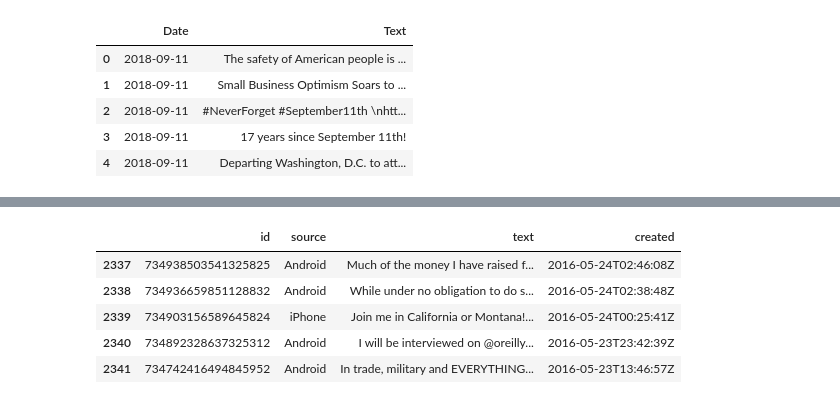
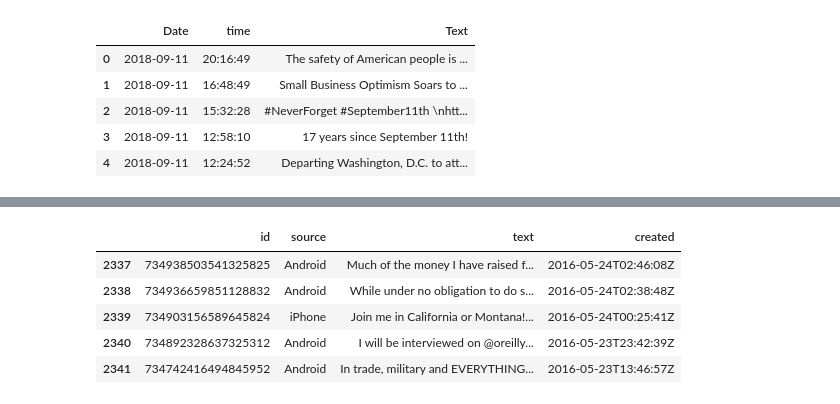
Before and after one commit to alexiska/Sentiment-analysis-Donald-Trump, a Jupyter notebook: Sentiment analysis.ipynb, the cells around one changed output, grey strips where cells are left out. Drawn from its saved outputs; the diff is of its cells as text; code cells hidden in the pictures.

```diff
--- a/Sentiment analysis.ipynb
+++ b/Sentiment analysis.ipynb
@@ -55,42 +55,41 @@ def get_year(date):
     year = re.search("\S*$",date)
     return year.group(0)
 
 def get_time(date):
     """
     Extract the time from the Date column
     INPUT: date
     OUTPUT: time
     """
     time = re.search("[0-9].:[0-9].:[0-9]*",date)
     return time.group(0)
 
 
 twt_date = []
 twt_text = []
 
 for i in json_data:
     twt_date.append(json.loads(i)['created_at'])
     twt_text.append(json.loads(i)['full_text'])
 
 df_json = pd.DataFrame({'Date': twt_date,
                    'Text': twt_text})
 
 df_json['month'] = df_json.apply(lambda x: get_month(str(x['Date'])), axis=1)
 df_json['day'] = df_json.apply(lambda x: get_day(str(x['Date'])), axis=1)
 df_json['year'] = df_json.apply(lambda x: get_year(str(x['Date'])), axis=1)
-df['time'] = df_json.apply(lambda x: get_time(str(x['Date'])), axis=1)
-#df.drop(columns='Date')
+df_json['time'] = df_json.apply(lambda x: get_time(str(x['Date'])), axis=1)
 df_json['Date'] = df_json['year']+'-'+df_json['month']+'-'+df_json['day']
 
-df_update = df_json[['Date','Text']]
+df_update = df_json[['Date','time','Text']]
 df_update.head()
 # %% [output]
-|  | Date | Text |
-| 0 | 2018-09-11 | The safety of American people is ... |
-| 1 | 2018-09-11 | Small Business Optimism Soars to ... |
-| 2 | 2018-09-11 | #NeverForget #September11th \nhtt... |
-| 3 | 2018-09-11 | 17 years since September 11th! |
-| 4 | 2018-09-11 | Departing Washington, D.C. to att... |
+|  | Date | time | Text |
+| 0 | 2018-09-11 | 20:16:49 | The safety of American people is ... |
+| 1 | 2018-09-11 | 16:48:49 | Small Business Optimism Soars to ... |
+| 2 | 2018-09-11 | 15:32:28 | #NeverForget #September11th \nhtt... |
+| 3 | 2018-09-11 | 12:58:10 | 17 years since September 11th! |
+| 4 | 2018-09-11 | 12:24:52 | Departing Washington, D.C. to att... |
 # %%
 df.head()
 # %% [output]
```
Also changed, not shown: parts of 8 cells of this notebook.
